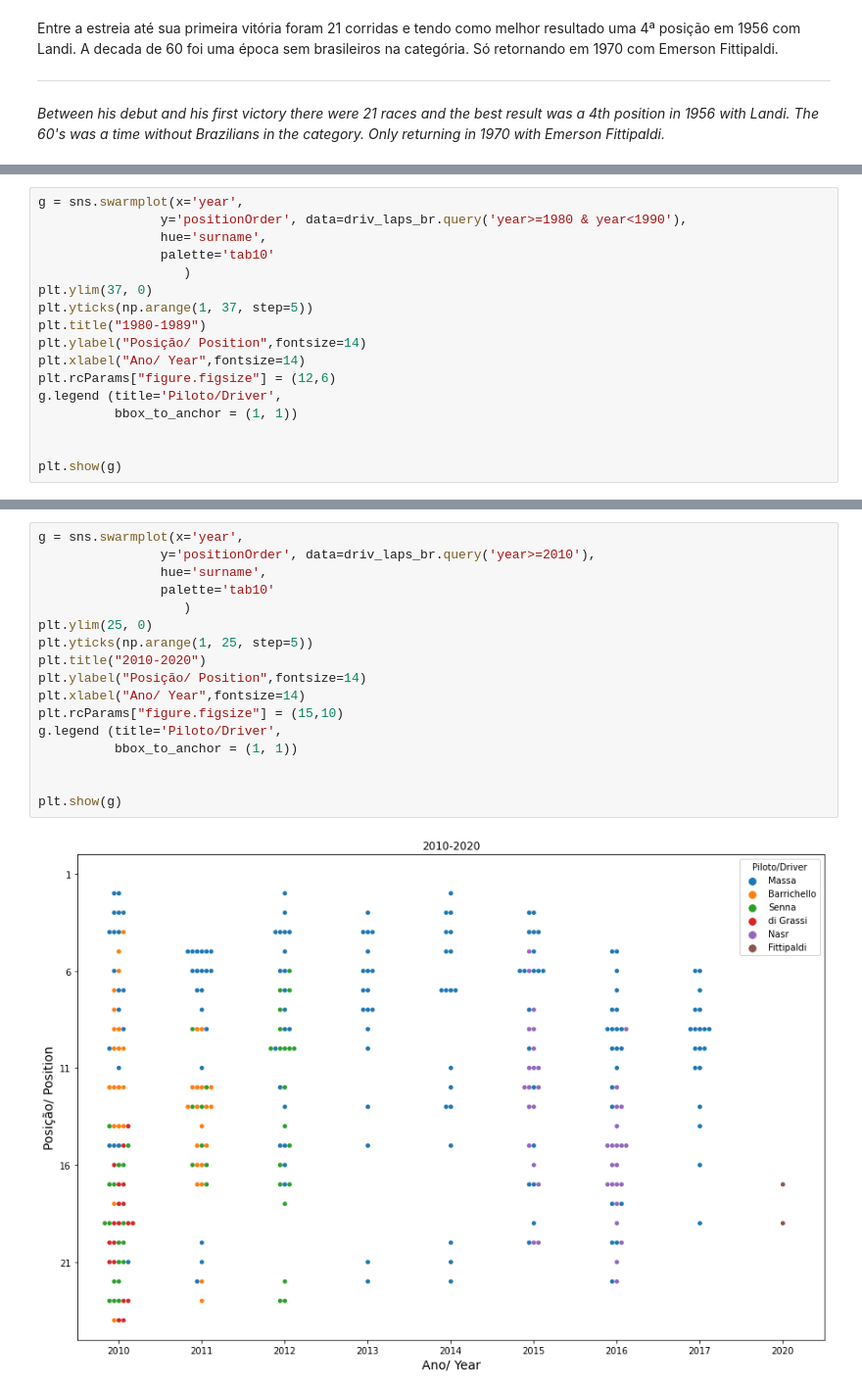
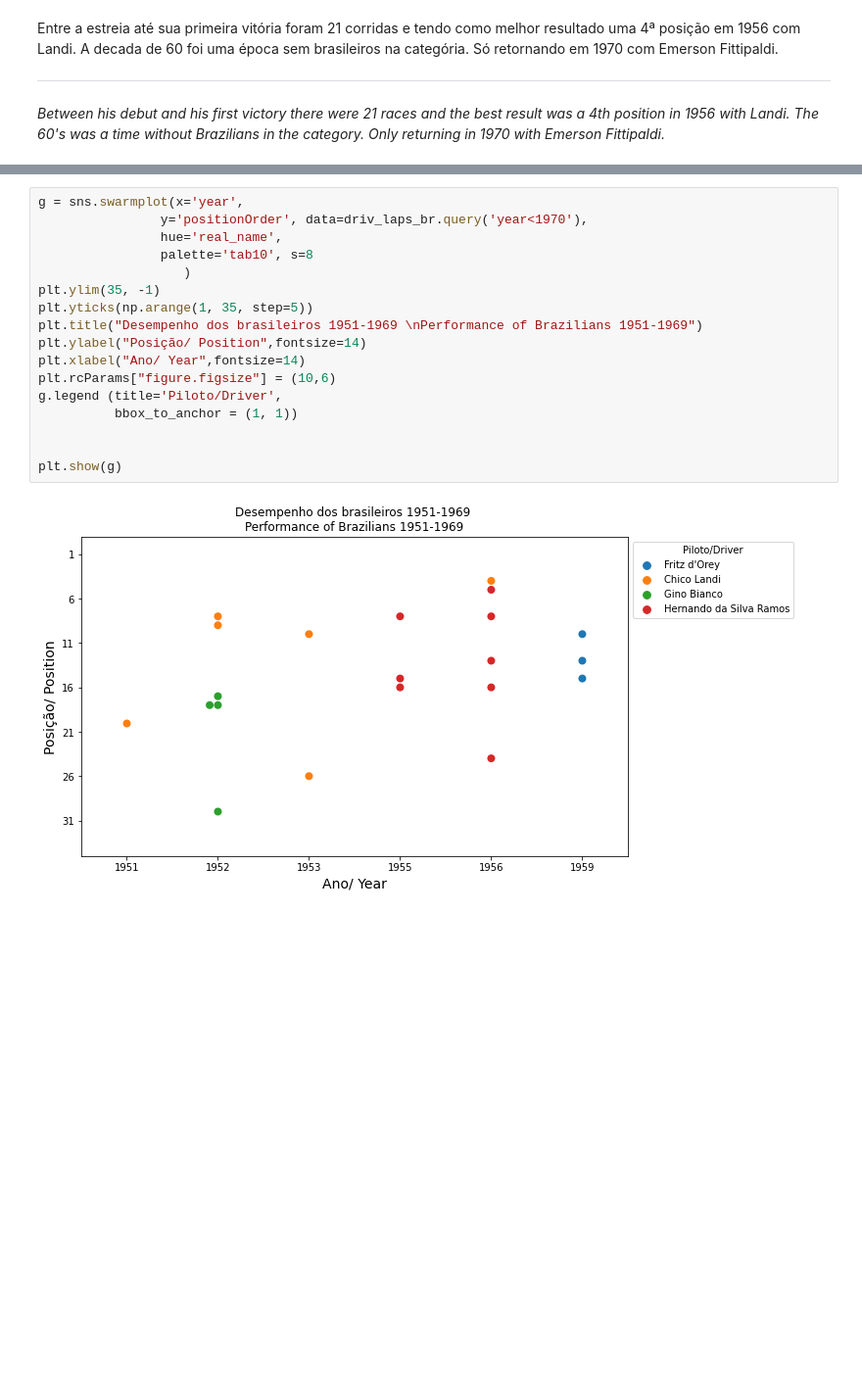
Before and after one commit to AndreMoura88/F1_brazilian_analysis, a Jupyter notebook: F1_history_analysis.ipynb, the cells around one changed output, grey strips where cells are left out. Shown at 98% size. Saved outputs shown, nothing was run; the diff lists cells and outputs as text; blank space fills up the shorter version.

```diff
--- a/F1_history_analysis.ipynb
+++ b/F1_history_analysis.ipynb
@@ -354,17 +308,0 @@ plt.show(g)
-# %%
-g = sns.swarmplot(x='year',
-                y='positionOrder', data=driv_laps_br.query('year>=1980 & year<1990'),
-                hue='surname',
-                palette='tab10'
-                   )
-plt.ylim(37, 0)
-plt.yticks(np.arange(1, 37, step=5))
-plt.title("1980-1989")
-plt.ylabel("Posição/ Position",fontsize=14)
-plt.xlabel("Ano/ Year",fontsize=14)
-plt.rcParams["figure.figsize"] = (12,6)
-g.legend (title='Piloto/Driver',
-          bbox_to_anchor = (1, 1))
-
-
-plt.show(g)
@@ -411,19 +309,19 @@ plt.show(g)
-# %%
-g = sns.swarmplot(x='year',
-                y='positionOrder', data=driv_laps_br.query('year>=2010'),
-                hue='surname',
-                palette='tab10'
-                   )
-plt.ylim(25, 0)
-plt.yticks(np.arange(1, 25, step=5))
-plt.title("2010-2020")
-plt.ylabel("Posição/ Position",fontsize=14)
-plt.xlabel("Ano/ Year",fontsize=14)
-plt.rcParams["figure.figsize"] = (15,10)
-g.legend (title='Piloto/Driver',
-          bbox_to_anchor = (1, 1))
-
-
-plt.show(g)
-# %% [output]
-[figure, removed]
+# %%
+g = sns.swarmplot(x='year',
+                y='positionOrder', data=driv_laps_br.query('year<1970'),
+                hue='real_name',
+                palette='tab10', s=8
+                   )
+plt.ylim(35, -1)
+plt.yticks(np.arange(1, 35, step=5))
+plt.title("Desempenho dos brasileiros 1951-1969 \nPerformance of Brazilians 1951-1969")
+plt.ylabel("Posição/ Position",fontsize=14)
+plt.xlabel("Ano/ Year",fontsize=14)
+plt.rcParams["figure.figsize"] = (10,6)
+g.legend (title='Piloto/Driver',
+          bbox_to_anchor = (1, 1))
+
+
+plt.show(g)
+# %% [output]
+[figure, added]
```
Also changed, not shown: parts of 15 cells of this notebook.
